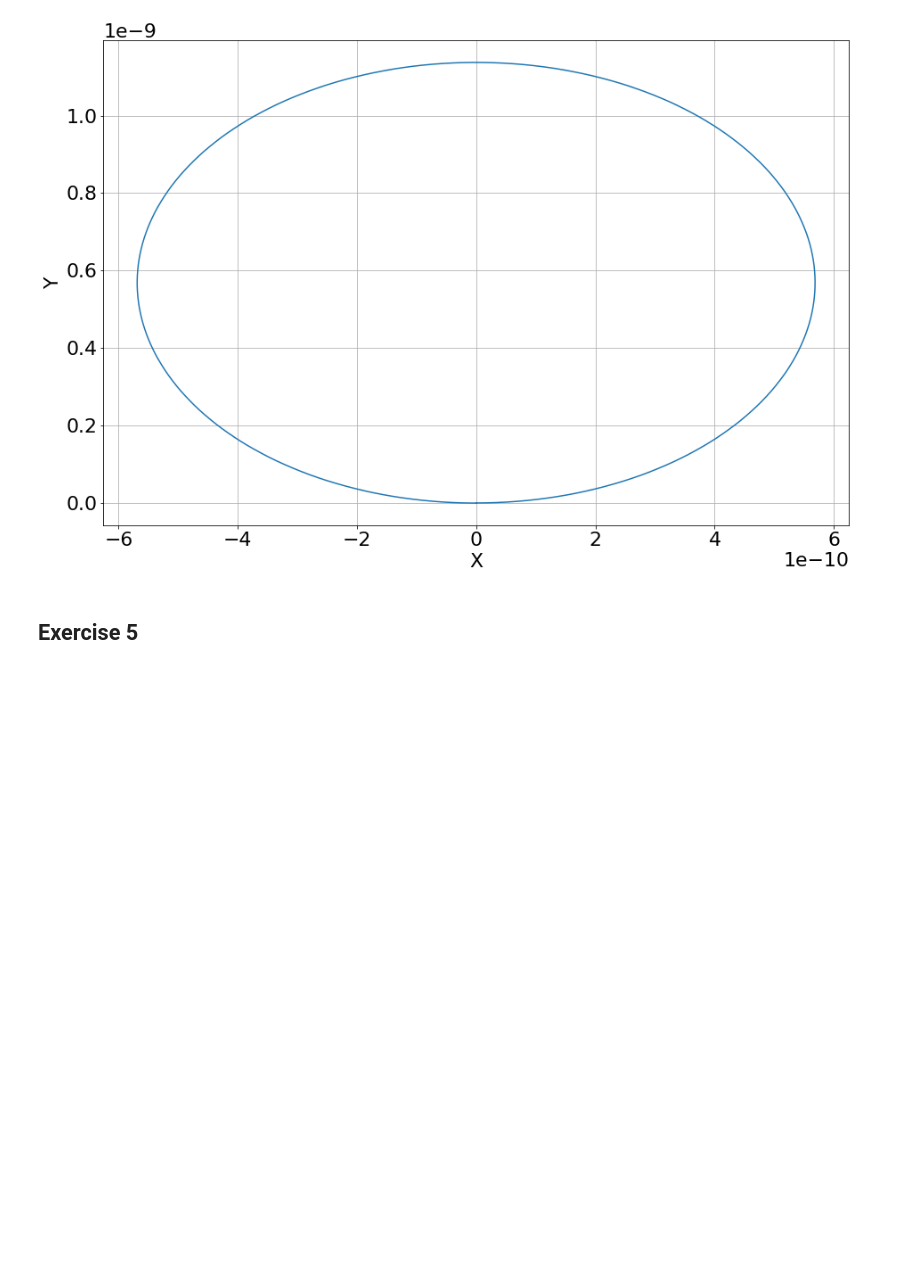
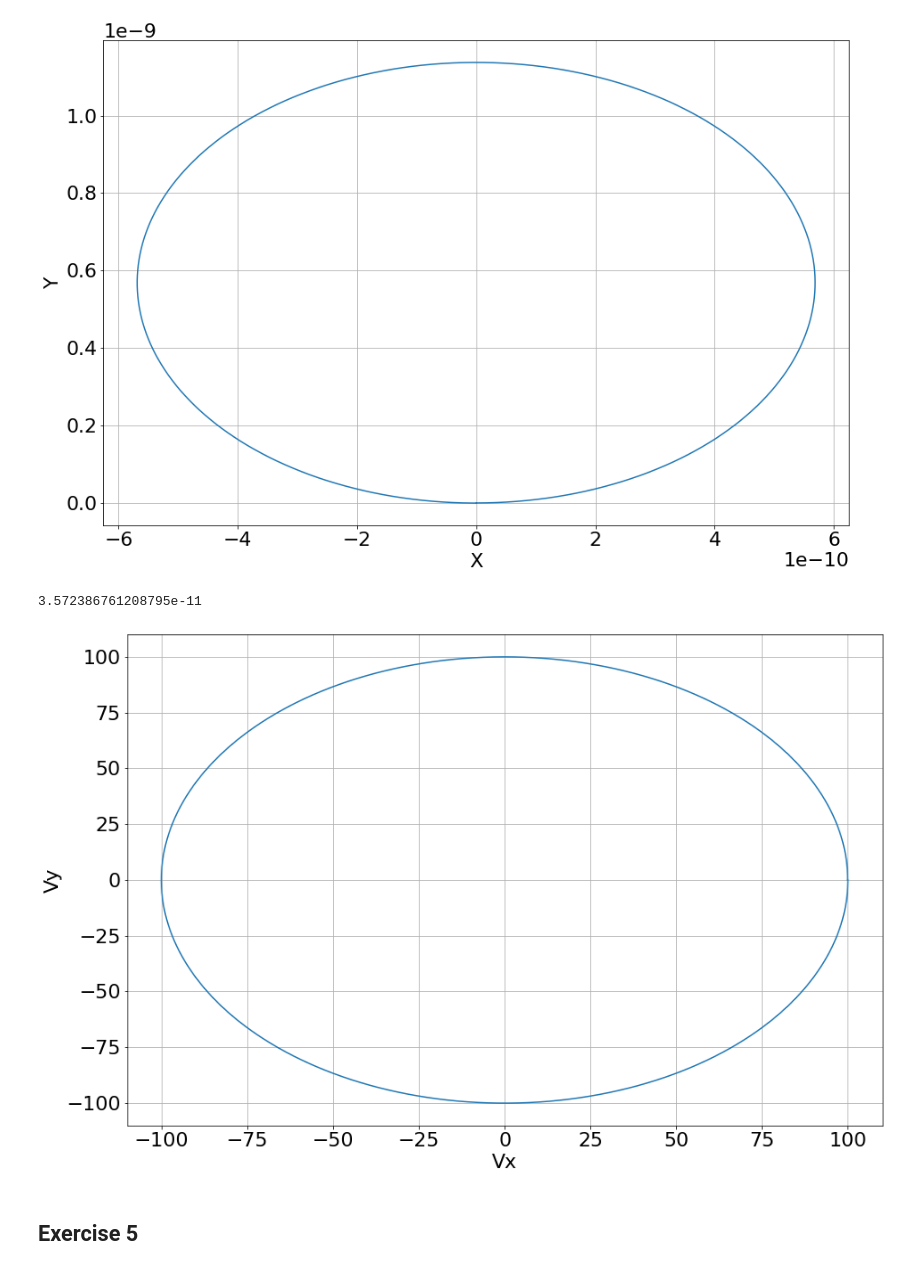
Before and after one commit to gregorycorcoran/Python-Notebooks, a Jupyter notebook: Computational Lab.ipynb, the cells around one changed output. Drawn from its saved outputs; the diff is of its cells as text; code cells hidden in the pictures; blank space fills up the shorter version.

```diff
--- a/Computational Lab.ipynb
+++ b/Computational Lab.ipynb
@@ -123,6 +127,15 @@ plt.grid(True)
 # %% [output]
 3.572386761208795e-11
 [figure]
+# %%
+ans5a=EOM2([0,0,0],[0,0,1],[100,0,0],-1.60217663e-19,9.1093837e-31,1e-15,vel=True)
+plt.plot(ans5a[0],ans5a[1])
+plt.xlabel('Vx')
+plt.ylabel('Vy')
+plt.grid(True)
+# %% [output]
+3.572386761208795e-11
+[figure, added]
 # %% [markdown]
 ## Exercise 5
 # %%
```
Also changed, not shown: parts of 9 cells of this notebook.
